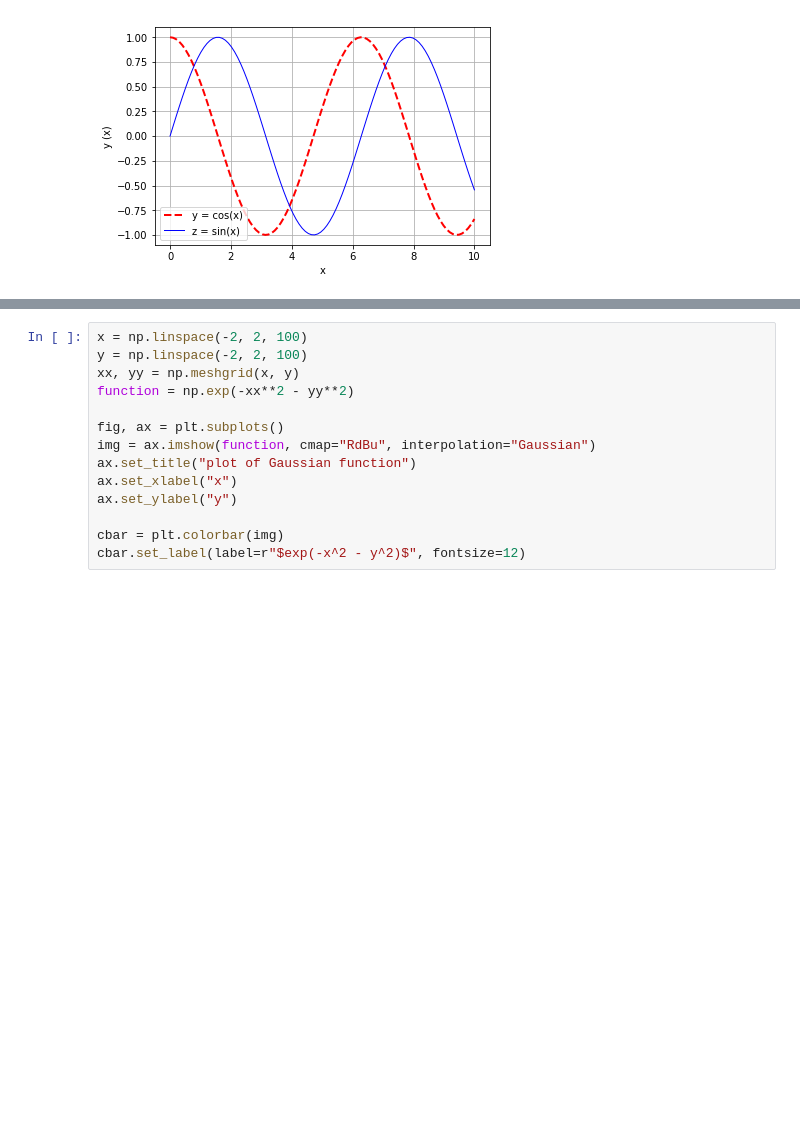
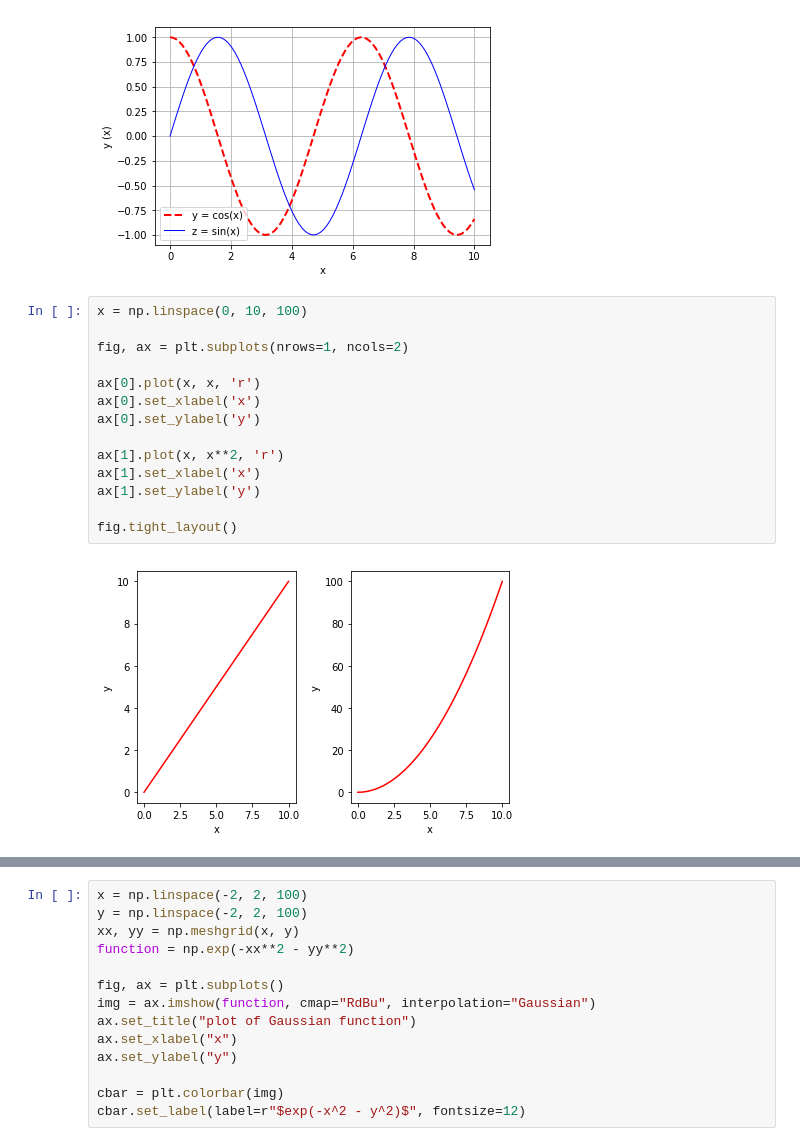
Before and after one commit to valenpe7/numerical_methods, a Jupyter notebook: lectures/01-introduction.ipynb, the cells around one changed output, grey strips where cells are left out. Cells and saved outputs as stored; diff of their text form; blank space fills up the shorter version.

```diff
--- a/lectures/01-introduction.ipynb
+++ b/lectures/01-introduction.ipynb
@@ -317,3 +317,19 @@ ax.legend()
 ax.grid()
 # %% [output]
 [figure]
+# %%
+x = np.linspace(0, 10, 100)
+
+fig, ax = plt.subplots(nrows=1, ncols=2)
+
+ax[0].plot(x, x, 'r')
+ax[0].set_xlabel('x')
+ax[0].set_ylabel('y')
+
+ax[1].plot(x, x**2, 'r')
+ax[1].set_xlabel('x')
+ax[1].set_ylabel('y')
+
+fig.tight_layout()
+# %% [output]
+[figure, added]
```
Also changed, not shown: parts of 2 cells of this notebook, 1 other file.
